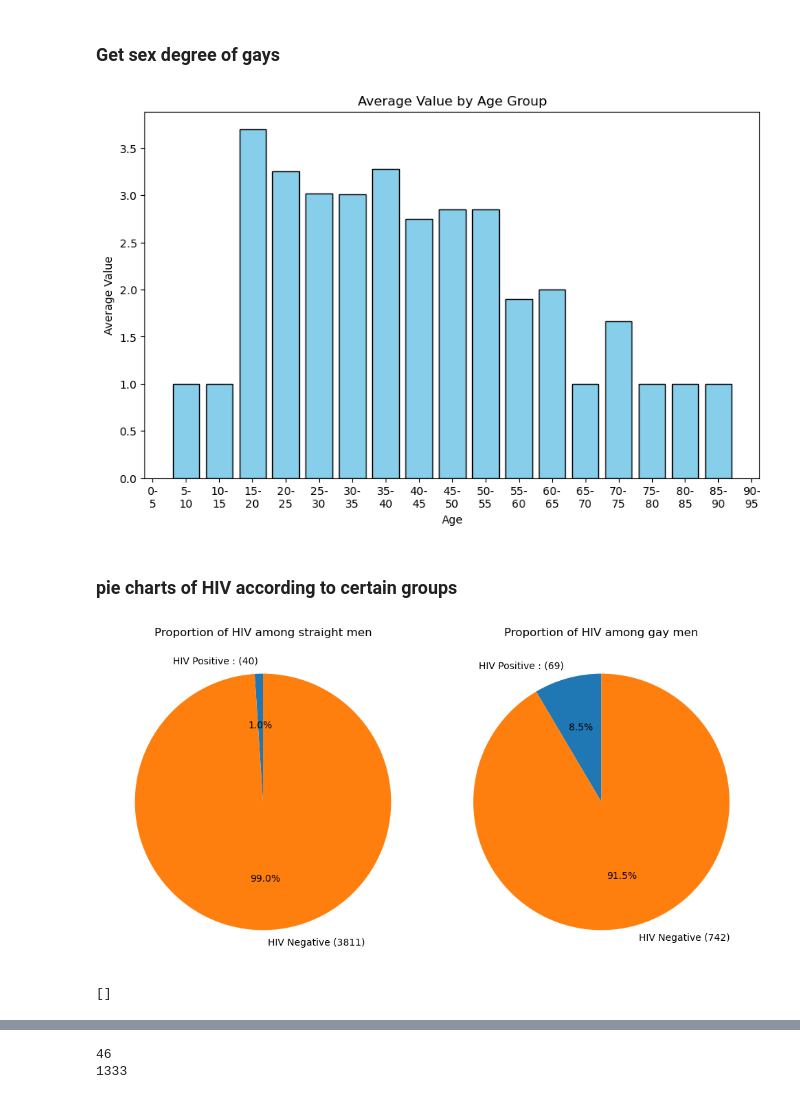
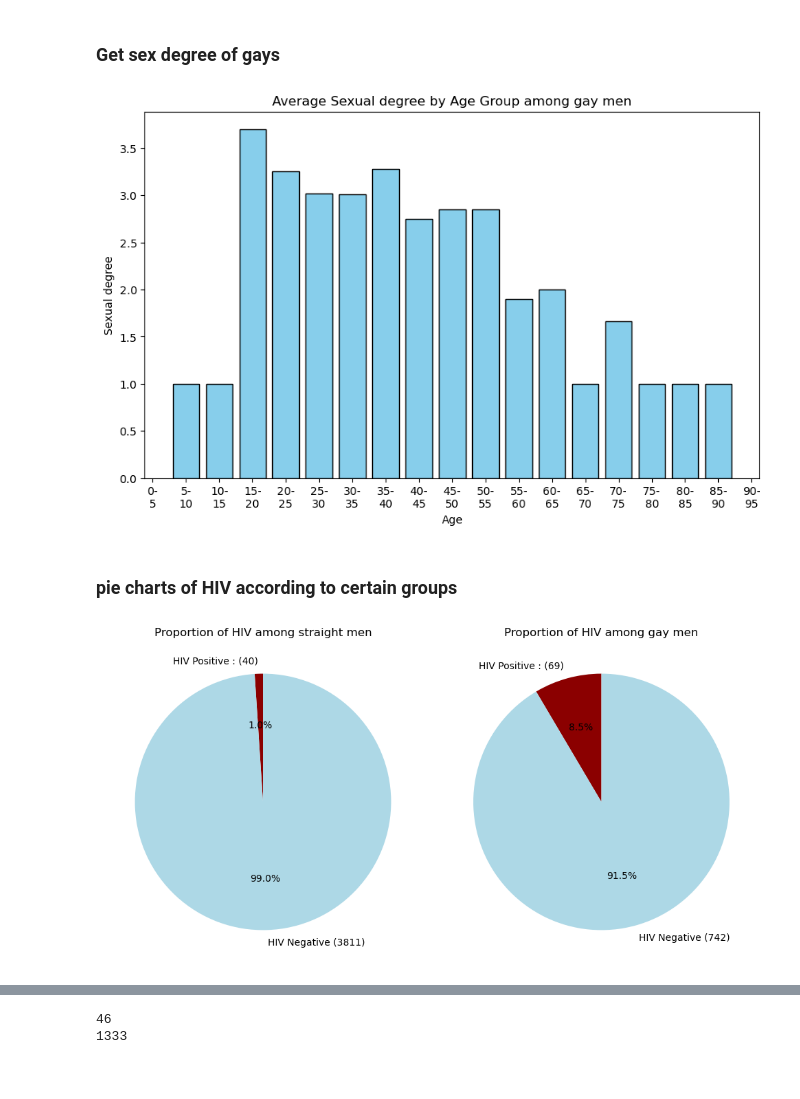
Before and after one commit to TretiakTS/NetworkAnalysisHIV, a Jupyter notebook: Demographic_Research.ipynb, the cells around one changed output, grey strips where cells are left out. Drawn from its saved outputs; the diff is of its cells as text; code cells hidden in the pictures.

Commit message:
more plots

```diff
--- a/Demographic_Research.ipynb
+++ b/Demographic_Research.ipynb
@@ -45,14 +45,14 @@ avg_per_age_group = df.groupby('Age_Group')['Value'].mean()
 plt.figure(figsize=(10, 6))
 plt.bar(avg_per_age_group.index, avg_per_age_group.values, color='skyblue', edgecolor='black')
 # Add title and labels
-plt.title('Average Value by Age Group')
+plt.title('Average Sexual degree by Age Group among gay men')
 plt.xlabel('Age')
-plt.ylabel('Average Value')
+plt.ylabel('Sexual degree')
 
 # Show the plot
 plt.show()
 # %% [output]
-[figure, old version]
+[figure, new version]
 # %% [markdown]
 ### pie charts of HIV according to certain groups
 # %%
@@ -68,37 +68,33 @@ for node_id in G.nodes:  # Iterate over node IDs directly
         if Gay_bool== 1:
             gay.append(node_id)
             if HIV== 'Positive':
                 gayhiv.append(node_id)
         if Gay_bool== 0:
             straight.append(node_id)
             if HIV== 'Positive':
                 straighthiv.append(node_id)
 
 # Data for Pie Chart 1
 labels1 =   ['HIV Positive : ('+ str(len(straighthiv)) + ")", 'HIV Negative ('+ str(len(straight)-len(straighthiv)) + ")"]
 sizes1 = [len(straighthiv)/len(straight),1-len(straighthiv)/len(straight)]
 
 # Data for Pie Chart 2
 labels2 =  ['HIV Positive : ('+ str(len(gayhiv)) + ")", 'HIV Negative ('+ str(len(gay)-len(gayhiv)) + ")"]
 sizes2 = [len(gayhiv)/len(gay),1-len(gayhiv)/len(gay)]
 
 # Create subplots
 fig, (ax1, ax2) = plt.subplots(1, 2, figsize=(10, 5))
 
 # Plot Pie Chart 1
-ax1.pie(sizes1, labels=labels1, autopct='%1.1f%%', startangle=90)
+ax1.pie(sizes1, labels=labels1, autopct='%1.1f%%', startangle=90,colors=['darkred', 'lightblue'])
 ax1.set_title('Proportion of HIV among straight men')
 
 # Plot Pie Chart 2
-ax2.pie(sizes2, labels=labels2, autopct='%1.1f%%', startangle=90)
+ax2.pie(sizes2, labels=labels2, autopct='%1.1f%%', startangle=90,colors=['darkred', 'lightblue'])
 ax2.set_title('Proportion of HIV among gay men')
 
 # Display the plots
 plt.tight_layout()
 plt.show()
 # %% [output]
-[figure, old version]
+[figure, new version]
-# %%
-gayhiv
-# %% [output]
-[]
```
Also changed, not shown: parts of 3 cells of this notebook.
